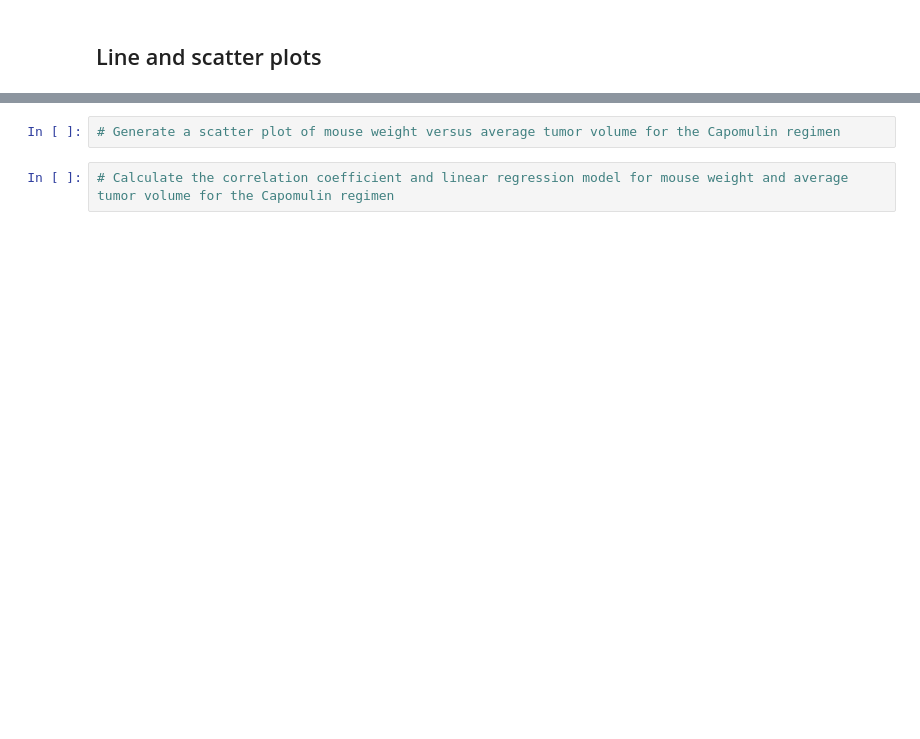
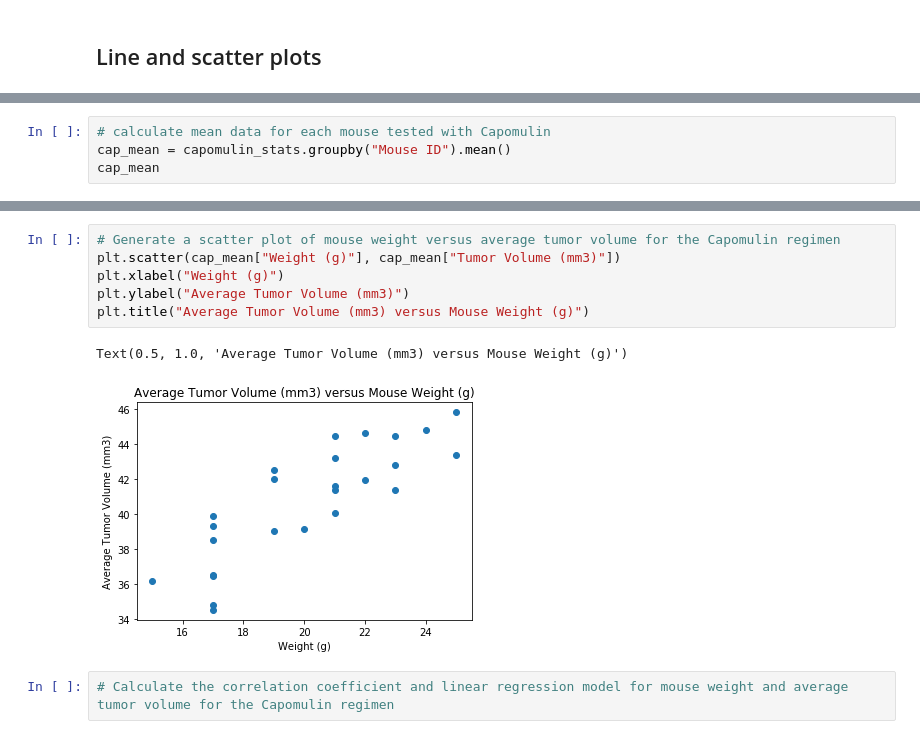
Before and after one commit to elisabethvirak/Pymaceuticals, a Jupyter notebook: pymaceuticals_EAV.ipynb, the cells around one changed output, grey strips where cells are left out. Saved outputs shown, nothing was run; the diff lists cells and outputs as text; blank space fills up the shorter version.

```diff
--- a/pymaceuticals_EAV.ipynb
+++ b/pymaceuticals_EAV.ipynb
@@ -281,0 +319,4 @@ TypeError: 'DataFrame' object cannot be interpreted as an integer
+# %%
+# calculate mean data for each mouse tested with Capomulin
+cap_mean = capomulin_stats.groupby("Mouse ID").mean()
+cap_mean
@@ -282,4 +342,11 @@ TypeError: 'DataFrame' object cannot be interpreted as an integer
 # %%
 # Generate a scatter plot of mouse weight versus average tumor volume for the Capomulin regimen
+plt.scatter(cap_mean["Weight (g)"], cap_mean["Tumor Volume (mm3)"])
+plt.xlabel("Weight (g)")
+plt.ylabel("Average Tumor Volume (mm3)")
+plt.title("Average Tumor Volume (mm3) versus Mouse Weight (g)")
+# %% [output]
+Text(0.5, 1.0, 'Average Tumor Volume (mm3) versus Mouse Weight (g)')
+[figure, added]
 # %%
 # Calculate the correlation coefficient and linear regression model for mouse weight and average tumor volume for the Capomulin regimen
```
Also changed, not shown: parts of 5 cells of this notebook.
